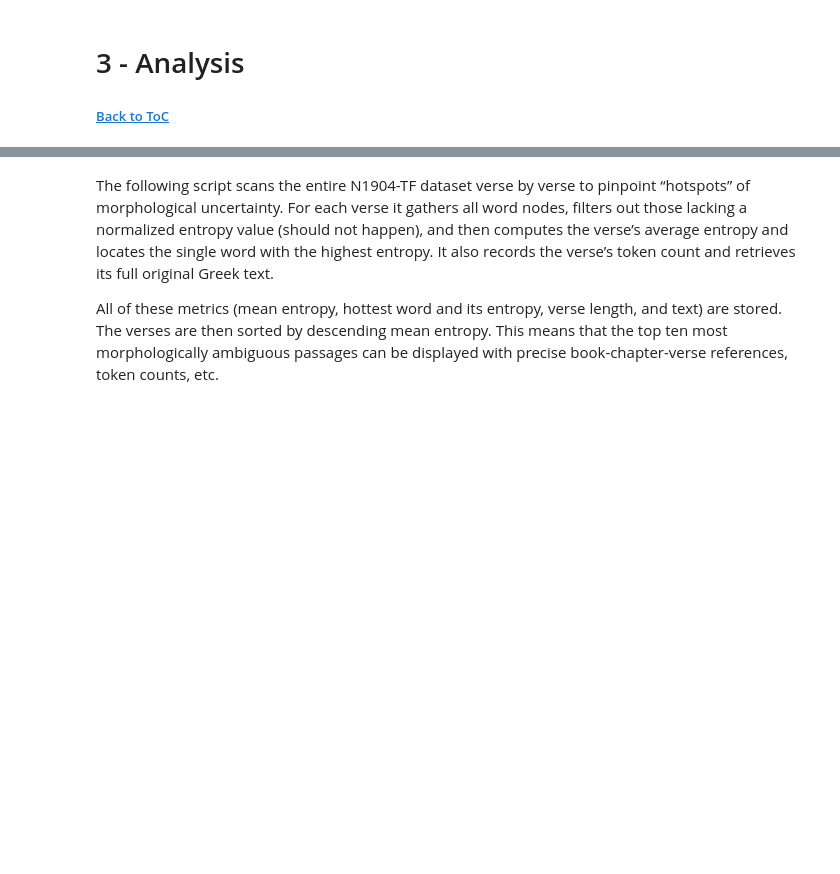
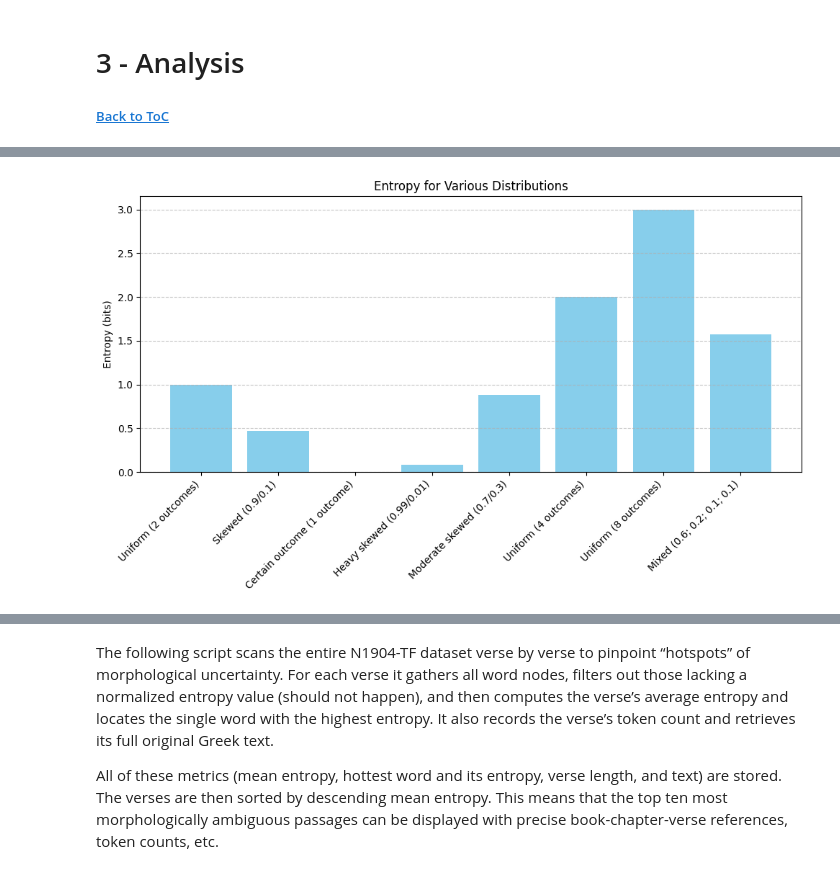
Before and after one commit to tonyjurg/N1904addons, a Jupyter notebook: docs/use_cases/use_case_9_entropy.ipynb, the cells around one changed output, grey strips where cells are left out. Saved outputs shown, nothing was run; the diff lists cells and outputs as text; code cells hidden in the pictures; blank space fills up the shorter version.

```diff
--- a/docs/use_cases/use_case_9_entropy.ipynb
+++ b/docs/use_cases/use_case_9_entropy.ipynb
@@ -72,0 +92,34 @@ See [here](https://github.com/saulocantanhede/tfgreek2/blob/main/docs/viewtypes.
+# %%
+import matplotlib.pyplot as plt
+import numpy as np
+
+# Define entropy function
+def compute_entropy(prob_dist):
+    return -sum(p * np.log2(p) for p in prob_dist if p > 0)
+
+# Example distributions
+distributions = {
+    "Uniform (2 outcomes)": [0.5, 0.5],
+    "Skewed (0.9/0.1)": [0.9, 0.1],
+    "Certain outcome (1 outcome)": [1],
+    "Heavy skewed (0.99/0.01)": [0.99, 0.01],
+    "Moderate skewed (0.7/0.3)": [0.7, 0.3],
+    "Uniform (4 outcomes)": [0.25, 0.25, 0.25, 0.25],
+    "Uniform (8 outcomes)": [0.125, 0.125, 0.125, 0.125, 0.125, 0.125, 0.125, 0.125] ,
+    "Mixed (0.6; 0.2; 0.1; 0.1)": [0.6, 0.2, 0.1, 0.1],
+}
+
+# Compute entropy values
+entropy_values = [compute_entropy(p) for p in distributions.values()]
+
+# Plot entropy for predefined distributions
+plt.figure(figsize=(10, 6))
+plt.bar(distributions.keys(), entropy_values, color='skyblue')
+plt.ylabel('Entropy (bits)')
+plt.xticks(rotation=45, ha='right')
+plt.title('Entropy for Various Distributions')
+plt.grid(axis='y', linestyle='--', alpha=0.7)
+plt.tight_layout()
+plt.show()
+# %% [output]
+[figure, added]
```
Also changed, not shown: parts of 13 cells of this notebook.
